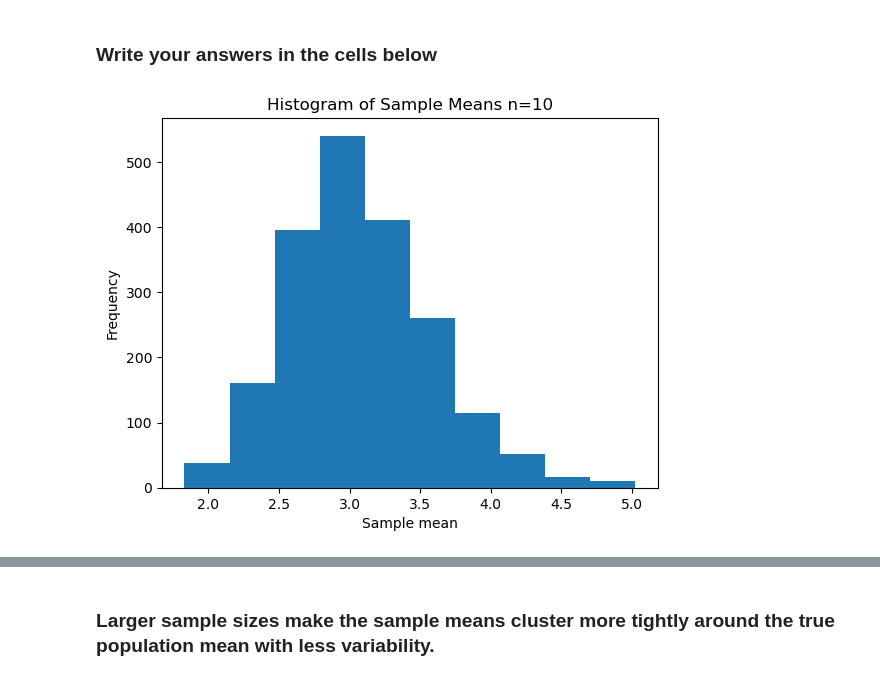
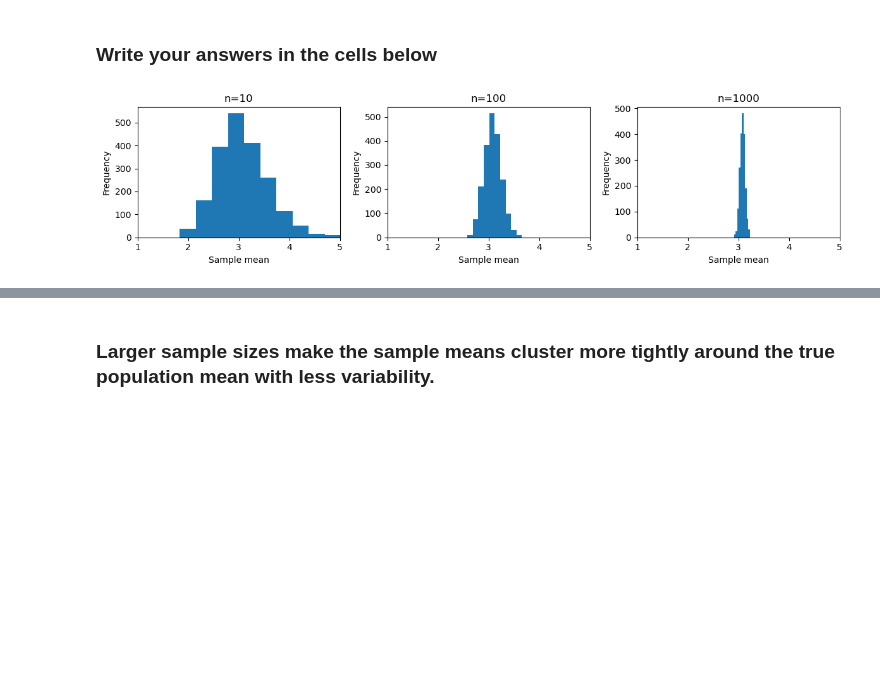
Before and after one commit to sentz2/qtm151fall2025, a Jupyter notebook: Assignments/assignment_4/Assignment4.ipynb, the cells around one changed output, grey strips where cells are left out. Saved outputs shown, nothing was run; the diff lists cells and outputs as text; code cells hidden in the pictures; blank space fills up the shorter version.

```diff
--- a/Assignments/assignment_4/Assignment4.ipynb
+++ b/Assignments/assignment_4/Assignment4.ipynb
@@ -175,30 +175,47 @@ $$ \textrm{mean of log-normal distribution } = \mathrm{e}^{\mu + \frac{\sigma^2}
 # %%
 # Sample Size 10
 
 np.random.seed(1234) # set the seed for reproducibility
 num_simulations = 2000
 
 
 # complete the code
 
 
 means_n10 = []
 means_n100 = []
 means_n1000 = []
 
 for _ in range(num_simulations):
     M10 = np.random.lognormal(mean=1, sigma=0.5, size=10)
     M100 = np.random.lognormal(mean=1, sigma=0.5, size=100)
     M1000 = np.random.lognormal(mean=1, sigma=0.5, size=1000)
 
     means_n10.append(np.mean(M10))
     means_n100.append(np.mean(M100))
     means_n1000.append(np.mean(M1000))
 
-plt.hist(means_n10)
-plt.xlabel("Sample mean")
-plt.ylabel("Frequency")
-plt.title(f"Histogram of Sample Means n=10")
+fig, axes = plt.subplots(1, 3, figsize=(12,3))
+
+axes[0].hist(means_n10)
+axes[0].set_title("n=10")
+axes[0].set_xlabel("Sample mean")
+axes[0].set_ylabel("Frequency")
+axes[0].set_xlim(1, 5)
+
+axes[1].hist(means_n100)
+axes[1].set_title("n=100")
+axes[1].set_xlabel("Sample mean")
+axes[1].set_ylabel("Frequency")
+axes[1].set_xlim(1, 5)
+
+axes[2].hist(means_n1000)
+axes[2].set_title("n=1000")
+axes[2].set_xlabel("Sample mean")
+axes[2].set_ylabel("Frequency")
+axes[2].set_xlim(1, 5)
+
+plt.tight_layout()
 plt.show()
 # %% [output]
-[figure, old version]
+[figure, new version]
```
Also changed, not shown: parts of 4 cells of this notebook.
